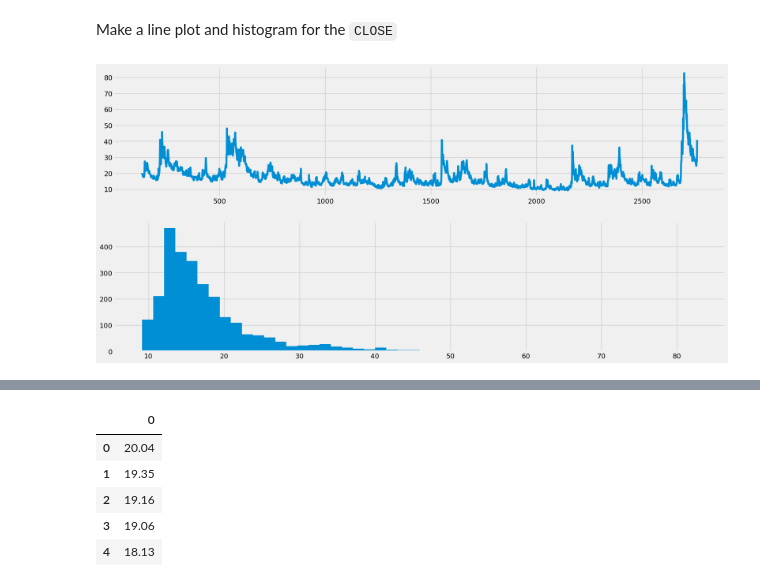
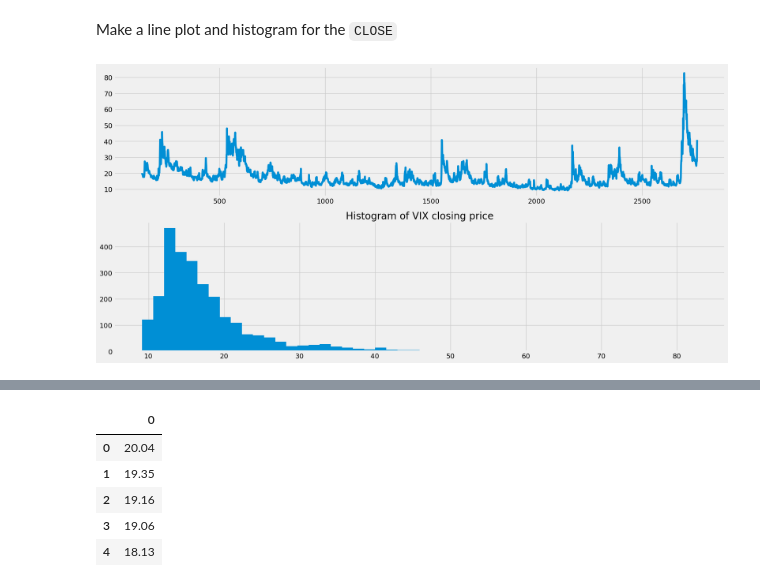
Before and after one commit to mikedshadow/Capstone-3, a Jupyter notebook: Notebooks/Wrangle-2.ipynb, the cells around one changed output, grey strips where cells are left out. Saved outputs shown, nothing was run; the diff lists cells and outputs as text; code cells hidden in the pictures.

```diff
--- a/Notebooks/Wrangle-2.ipynb
+++ b/Notebooks/Wrangle-2.ipynb
@@ -26,6 +27,14 @@ from scipy.stats import boxcox
 # df = web.get_data_yahoo(ticker, start, end)
 # df = df['CLOSE']
 # print(df.head())
+# Get the current working directory
+cwd = os.getcwd()
+
+# Get the parent directory of the current working directory
+parent = os.path.dirname(cwd)
+
+# Join the parent directory with the Figures folder
+path = os.path.join(parent, 'Figures')
 # %% [markdown]
 First look at the data.
 
@@ -49,11 +64,13 @@ Make a line plot and histogram for the `CLOSE`
 # %%
 plt.figure(figsize = (20,10))
 # line plot
 plt.subplot(211)
 plt.plot(df['CLOSE'])
 # histogram
 plt.subplot(212)
 plt.hist(df['CLOSE'], bins=50)
+plt.title("Histogram of VIX closing price")
+plt.savefig(os.path.join(path, 'fig4.jpg'))
 plt.show()
 # %% [output]
-[figure, old version]
+[figure, new version]
```
Also changed, not shown: parts of 13 cells of this notebook, 9 other files.
